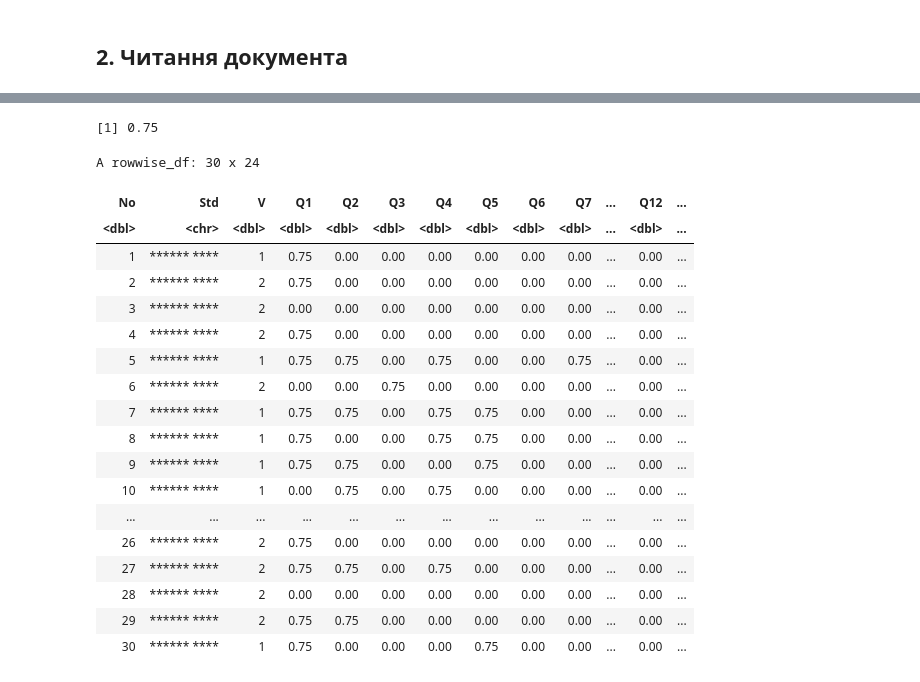
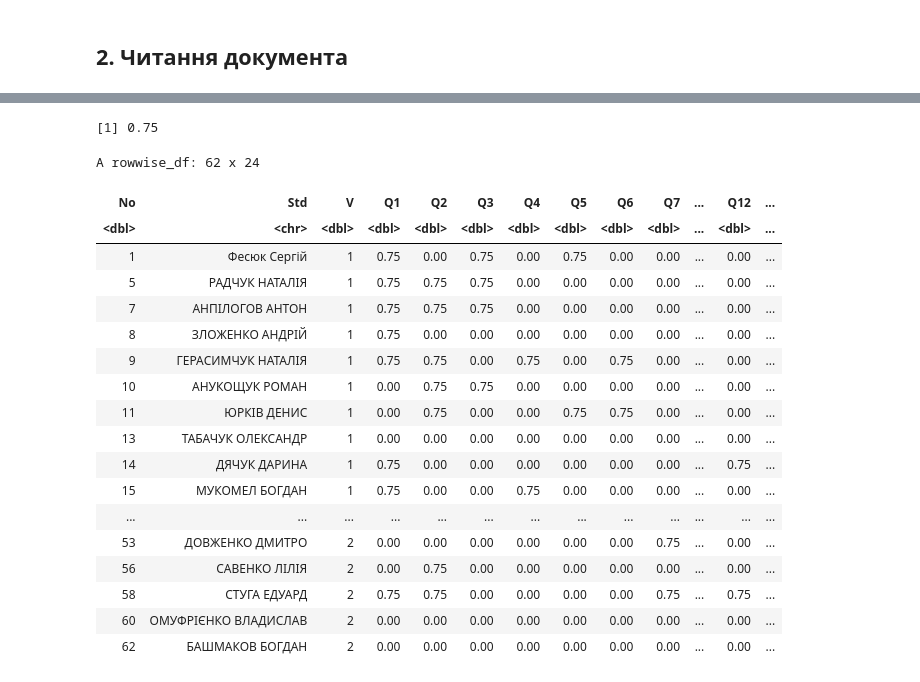
Before and after one commit to kleban/edu-r, a Jupyter notebook: My/KN-1-Test-1.ipynb, the cells around one changed output, grey strips where cells are left out. Saved outputs shown, nothing was run; the diff lists cells and outputs as text; code cells hidden in the pictures.

Commit message:
grades

```diff
--- a/My/KN-1-Test-1.ipynb
+++ b/My/KN-1-Test-1.ipynb
@@ -74,4 +65,4 @@ A matrix: 20 x 1 of type chr
 # %%
-answers_matrix <-  test1_data |> select(Q1:Q20) |> as.matrix()
+answers_matrix <-  test_data |> select(Q1:Q20) |> as.matrix()
 answers_matrix
 # %% [output]
@@ -96,2 +87,2 @@ A matrix: 30 x 20 of type chr
 # %%
-correct_answers <-  test1_data |> select(Q1:Q20) |> as.matrix()
+correct_answers <- keys_data$V1
@@ -100,3 +88,0 @@ correct_answers_names <- colnames(correct_answers)
-# %%
-correct_answers <- correct_answers[, 1]
-correct_answers
@@ -139,10 +89,7 @@ answers_matrix[, 1]
 # %%
-final_matrix <- matrix(FALSE, nrow = nrow(m), ncol = ncol(m))
+final_matrix <- matrix(FALSE, nrow = nrow(answers_matrix), ncol = ncol(answers_matrix))
 
 for(i in 1:ncol(answers_matrix))
 {
-    print(i)
     final_matrix[,i] <- answers_matrix[, i] == correct_answers[i]
 }
-
-final_matrix
@@ -187,36 +116,36 @@ A matrix: 30 x 20 of type lgl
 # %%
 grade <- 15/20
 grade
-final_grades <- test1_data |> select(1:3) |>
+final_grades <- test_data |> select(1:3) |>
     bind_cols(as.data.frame(final_matrix))
-colnames(final_grades) <- colnames(test1_data)
+colnames(final_grades) <- colnames(test_data)
 
 final_grades <- final_grades |>
    mutate_if(is.logical, function(x) {ifelse(x, grade, 0)})
 
 final_grades <- final_grades |>
     rowwise() |>
    mutate(Total = sum(across(Q1:Q20), na.rm = T))
 
 final_grades
 # %% [output]
 [1] 0.75
-A rowwise_df: 30 x 24
+A rowwise_df: 62 x 24
 | No | Std | V | Q1 | Q2 | Q3 | Q4 | Q5 | Q6 | Q7 | ... | Q12 | ... |
 | <dbl> | <chr> | <dbl> | <dbl> | <dbl> | <dbl> | <dbl> | <dbl> | <dbl> | <dbl> | ... | <dbl> | ... |
-| 1 | ****** **** | 1 | 0.75 | 0.00 | 0.00 | 0.00 | 0.00 | 0.00 | 0.00 | ... | 0.00 | ... |
-| 2 | ****** **** | 2 | 0.75 | 0.00 | 0.00 | 0.00 | 0.00 | 0.00 | 0.00 | ... | 0.00 | ... |
-| 3 | ****** **** | 2 | 0.00 | 0.00 | 0.00 | 0.00 | 0.00 | 0.00 | 0.00 | ... | 0.00 | ... |
-| 4 | ****** **** | 2 | 0.75 | 0.00 | 0.00 | 0.00 | 0.00 | 0.00 | 0.00 | ... | 0.00 | ... |
-| 5 | ****** **** | 1 | 0.75 | 0.75 | 0.00 | 0.75 | 0.00 | 0.00 | 0.75 | ... | 0.00 | ... |
-| 6 | ****** **** | 2 | 0.00 | 0.00 | 0.75 | 0.00 | 0.00 | 0.00 | 0.00 | ... | 0.00 | ... |
-| 7 | ****** **** | 1 | 0.75 | 0.75 | 0.00 | 0.75 | 0.75 | 0.00 | 0.00 | ... | 0.00 | ... |
-| 8 | ****** **** | 1 | 0.75 | 0.00 | 0.00 | 0.75 | 0.75 | 0.00 | 0.00 | ... | 0.00 | ... |
-| 9 | ****** **** | 1 | 0.75 | 0.75 | 0.00 | 0.00 | 0.75 | 0.00 | 0.00 | ... | 0.00 | ... |
-| 10 | ****** **** | 1 | 0.00 | 0.75 | 0.00 | 0.75 | 0.00 | 0.00 | 0.00 | ... | 0.00 | ... |
+| 1 | Фесюк Сергій | 1 | 0.75 | 0.00 | 0.75 | 0.00 | 0.75 | 0.00 | 0.00 | ... | 0.00 | ... |
+| 5 | РАДЧУК НАТАЛІЯ | 1 | 0.75 | 0.75 | 0.75 | 0.00 | 0.00 | 0.00 | 0.00 | ... | 0.00 | ... |
+| 7 | АНПІЛОГОВ АНТОН | 1 | 0.75 | 0.75 | 0.75 | 0.00 | 0.00 | 0.00 | 0.00 | ... | 0.00 | ... |
+| 8 | ЗЛОЖЕНКО АНДРІЙ | 1 | 0.75 | 0.00 | 0.00 | 0.00 | 0.00 | 0.00 | 0.00 | ... | 0.00 | ... |
+| 9 | ГЕРАСИМЧУК НАТАЛІЯ | 1 | 0.75 | 0.75 | 0.00 | 0.75 | 0.00 | 0.75 | 0.00 | ... | 0.00 | ... |
+| 10 | АНУКОЩУК РОМАН | 1 | 0.00 | 0.75 | 0.75 | 0.00 | 0.00 | 0.00 | 0.00 | ... | 0.00 | ... |
+| 11 | ЮРКІВ ДЕНИС | 1 | 0.00 | 0.75 | 0.00 | 0.00 | 0.75 | 0.75 | 0.00 | ... | 0.00 | ... |
+| 13 | ТАБАЧУК ОЛЕКСАНДР | 1 | 0.00 | 0.00 | 0.00 | 0.00 | 0.00 | 0.00 | 0.00 | ... | 0.00 | ... |
+| 14 | ДЯЧУК ДАРИНА | 1 | 0.75 | 0.00 | 0.00 | 0.00 | 0.00 | 0.00 | 0.00 | ... | 0.75 | ... |
+| 15 | МУКОМЕЛ БОГДАН | 1 | 0.75 | 0.00 | 0.00 | 0.75 | 0.00 | 0.00 | 0.00 | ... | 0.00 | ... |
 | ... | ... | ... | ... | ... | ... | ... | ... | ... | ... | ... | ... | ... |
-| 26 | ****** **** | 2 | 0.75 | 0.00 | 0.00 | 0.00 | 0.00 | 0.00 | 0.00 | ... | 0.00 | ... |
-| 27 | ****** **** | 2 | 0.75 | 0.75 | 0.00 | 0.75 | 0.00 | 0.00 | 0.00 | ... | 0.00 | ... |
-| 28 | ****** **** | 2 | 0.00 | 0.00 | 0.00 | 0.00 | 0.00 | 0.00 | 0.00 | ... | 0.00 | ... |
-| 29 | ****** **** | 2 | 0.75 | 0.75 | 0.00 | 0.00 | 0.00 | 0.00 | 0.00 | ... | 0.00 | ... |
-| 30 | ****** **** | 1 | 0.75 | 0.00 | 0.00 | 0.00 | 0.75 | 0.00 | 0.00 | ... | 0.00 | ... |
+| 53 | ДОВЖЕНКО ДМИТРО | 2 | 0.00 | 0.00 | 0.00 | 0.00 | 0.00 | 0.00 | 0.75 | ... | 0.00 | ... |
+| 56 | САВЕНКО ЛІЛІЯ | 2 | 0.00 | 0.75 | 0.00 | 0.00 | 0.00 | 0.00 | 0.00 | ... | 0.00 | ... |
+| 58 | СТУГА ЕДУАРД | 2 | 0.75 | 0.75 | 0.00 | 0.00 | 0.00 | 0.00 | 0.75 | ... | 0.75 | ... |
+| 60 | ОМУФРІЄНКО ВЛАДИСЛАВ | 2 | 0.00 | 0.00 | 0.00 | 0.00 | 0.00 | 0.00 | 0.00 | ... | 0.00 | ... |
+| 62 | БАШМАКОВ БОГДАН | 2 | 0.00 | 0.00 | 0.00 | 0.00 | 0.00 | 0.00 | 0.00 | ... | 0.00 | ... |
```
Also changed, not shown: parts of 32 cells of this notebook, 2 other files.
